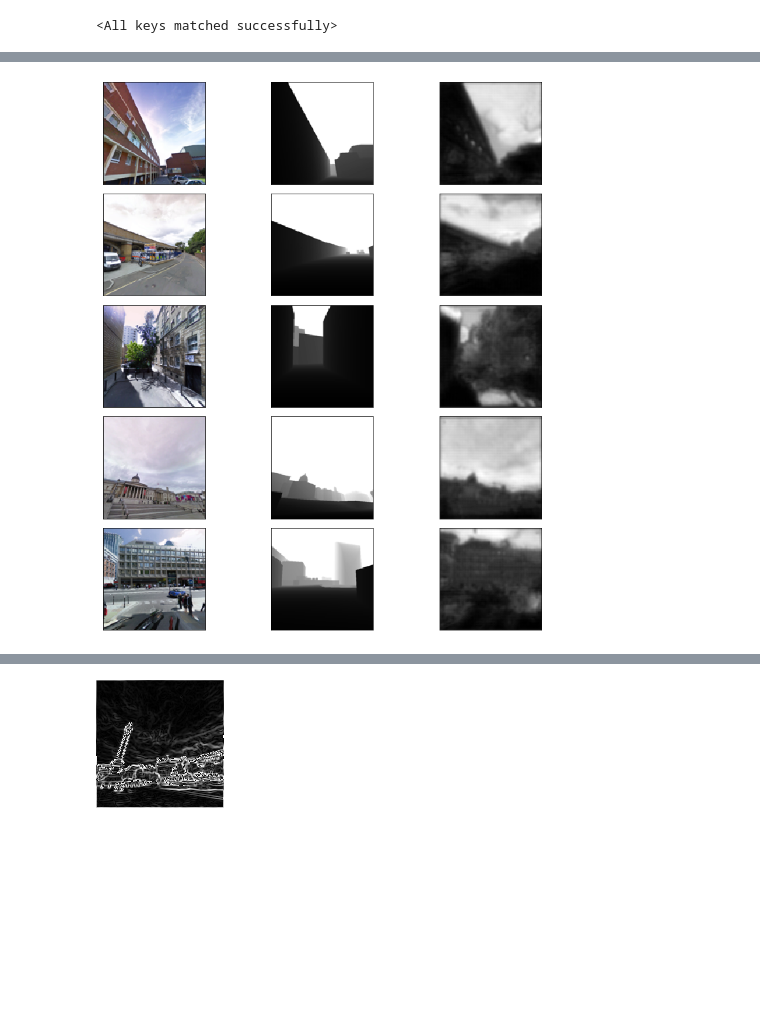
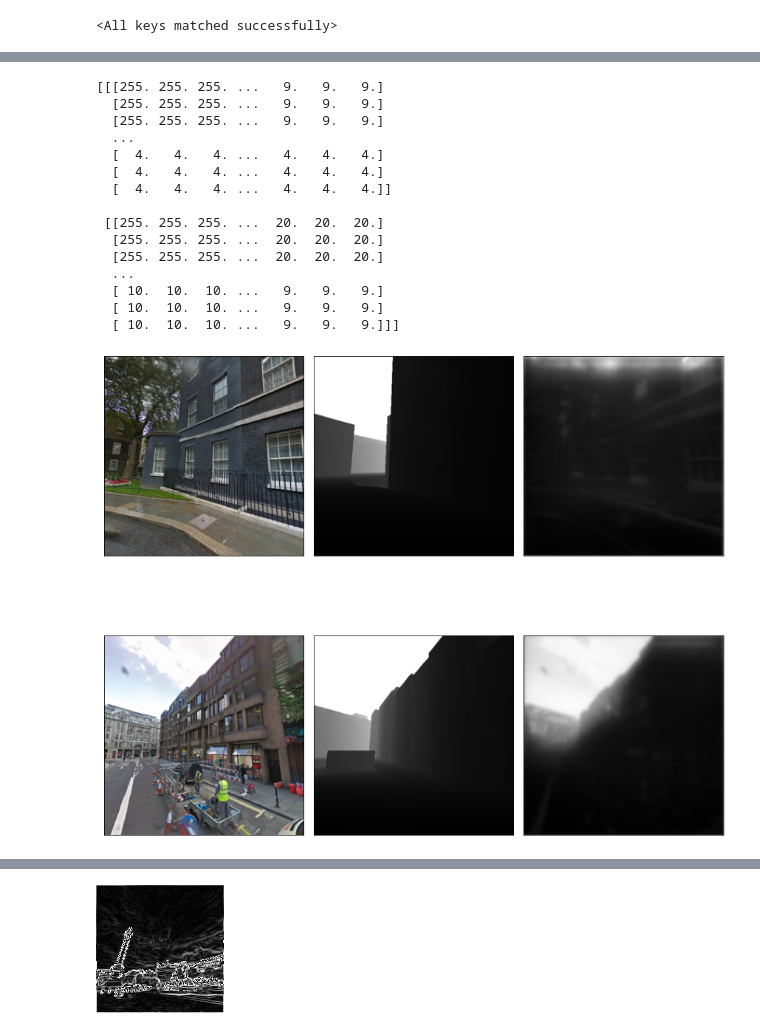
Before and after one commit to threefruits/depth-estimation-from-single-city-image, a Jupyter notebook: depth-prediction.ipynb, the cells around one changed output, grey strips where cells are left out. Saved outputs shown, nothing was run; the diff lists cells and outputs as text; code cells hidden in the pictures; blank space fills up the shorter version.

```diff
--- a/depth-prediction.ipynb
+++ b/depth-prediction.ipynb
@@ -18,9 +18,9 @@ import torch.nn.functional as F
 #480x640x3 for plotting, HxWxC
 #3x480x640 for pytorch,  CxHxW
 # %%
-bs = 5
+bs = 2
 # sz = (320,240)
-sz = (128,128)
+sz = (256,256)
 mean, std = [0.485, 0.456, 0.406], [0.229, 0.224, 0.225]
 mean, std = torch.tensor(mean), torch.tensor(std)
 unnormalize = UnNormalizeImgBatch(mean, std)
@@ -75,7 +75,7 @@ UNet(
   (last): Conv2d(16, 1, kernel_size=(1, 1), stride=(1, 1))
 )
 # %%
-model.load_state_dict(torch.load('model2.ckpt', map_location="cpu"))
+model.load_state_dict(torch.load('model_depth2.ckpt', map_location="cpu"))
 #model_utils.freeze_all_layers(model.VGG)
 #model_utils.freeze_all_layers(model.Scale_1)
 #model_utils.freeze_all_layers(model.Scale_2)
@@ -83,27 +83,28 @@ model.load_state_dict(torch.load('model2.ckpt', map_location="cpu"))
 <All keys matched successfully>
 # %%
 model.train()
-n_epochs = 200
+n_epochs = 300
 # lr = 0.0000005
-lr = 0.001
+lr = 0.0001
 optimizer = torch.optim.Adam(filter(lambda p: p.requires_grad, model.parameters()), lr = lr)
 
 total_steps = 0
 for e in range(n_epochs):
-    for batch, labels in dl:
+    for batch, labels ,vps ,seg_line in dl:
         optimizer.zero_grad()
 
         batch = batch.to(device)
         labels = labels.to(device)
 
         preds = model(batch)
-        loss = model_utils.depth_loss(preds, labels)
+        loss = model_utils.depth_loss2(preds, labels)
+        # loss = model_utils.depth_loss2(preds, labels, vps. seg_line)
 
         loss.backward()
         optimizer.step()
 
         total_steps +=1
-        if e%20==0:
-            torch.save(model.state_dict(),'model2.ckpt')
+        if e%20==10:
+            torch.save(model.state_dict(),'model_depth2.ckpt')
         model_utils.print_training_loss_summary(loss.item(), total_steps, e+1, n_epochs, len(dl))
 # %% [output]
@@ -131,6 +117,7 @@ torch.save(model.state_dict(),'model2.ckpt')
 %%time
 with torch.no_grad():
     model.eval()
-    img, depth = iter(dl).next()
+    img, depth ,vps= iter(dl).next()
+    # print(img.shape)
     preds = model(img.to(device))
 # %% [output]
@@ -139,23 +126,41 @@ Wall time: 107 ms
 # %%
 # print(preds.cpu()[0][0].shape)
 # img2 = transforms.ToPILImage()(preds.cpu()[0][0])
 # img2.show()
 # print(img[0].shape)
 # img3 = transforms.ToPILImage()(img[0])
 # img3.show()
 # print(depth[0].shape)
 # img4 = transforms.ToPILImage()(depth[0])
 # img4.show()
 output=preds.cpu()
 output = output.detach().numpy()
+# out=output*0.225+0.45
+# print(out*255)
 plt.imsave('pred.png', np.transpose(output[0][0], (0, 1)))
+
 output=depth
 output = output.detach().numpy()
-plt.imsave('GTdepth.png', np.transpose(output[0], (0, 1)))
-
+plt.imsave('GT.png', np.transpose(output[0], (0, 1)))
+print(output)
 plot_utils.plot_model_predictions_on_sample_batch(images=unnormalize(img), depths=depth, preds=preds.squeeze(dim=1), plot_from=0)
 # %% [output]
+[[[255. 255. 255. ...   9.   9.   9.]
+  [255. 255. 255. ...   9.   9.   9.]
+  [255. 255. 255. ...   9.   9.   9.]
+  ...
+  [  4.   4.   4. ...   4.   4.   4.]
+  [  4.   4.   4. ...   4.   4.   4.]
+  [  4.   4.   4. ...   4.   4.   4.]]
+
+ [[255. 255. 255. ...  20.  20.  20.]
+  [255. 255. 255. ...  20.  20.  20.]
+  [255. 255. 255. ...  20.  20.  20.]
+  ...
+  [ 10.  10.  10. ...   9.   9.   9.]
+  [ 10.  10.  10. ...   9.   9.   9.]
+  [ 10.  10.  10. ...   9.   9.   9.]]]
-[figure, old version]
+[figure, new version]
 # %%
 test_tfms = transforms.Compose([
     transforms.Resize((256,256)),
```
Also changed, not shown: parts of 10 cells of this notebook, 29 other files.
